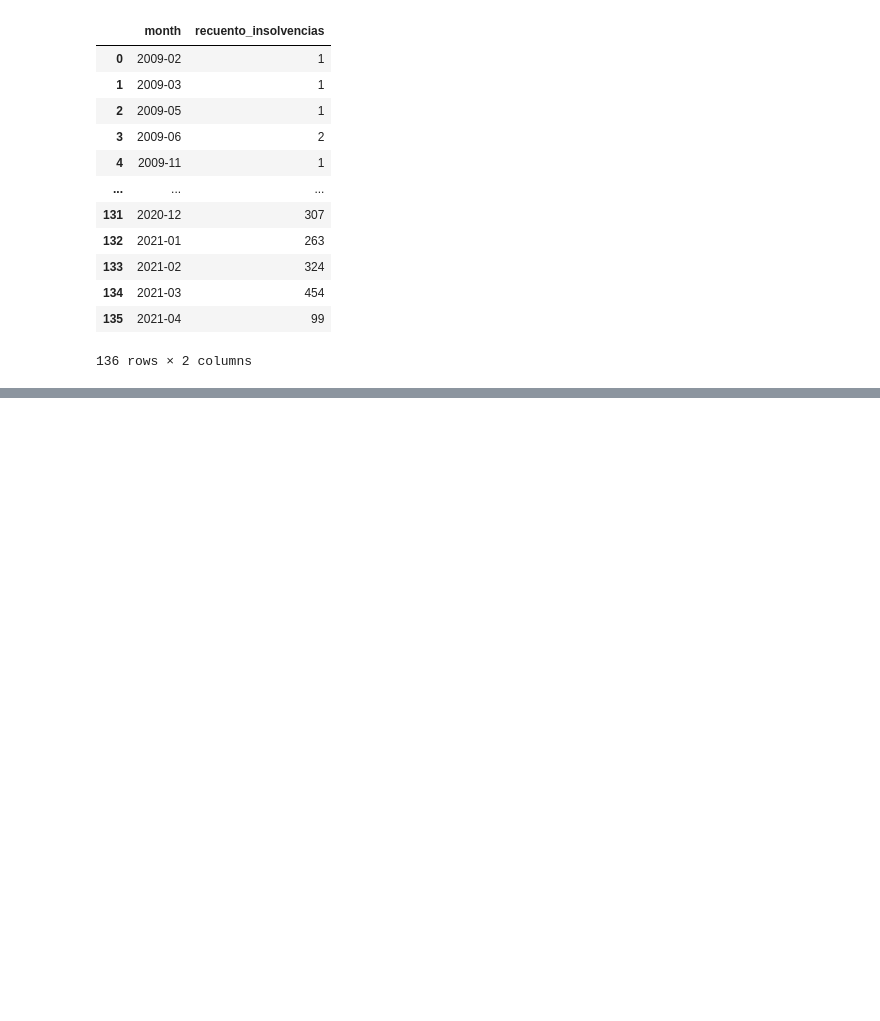
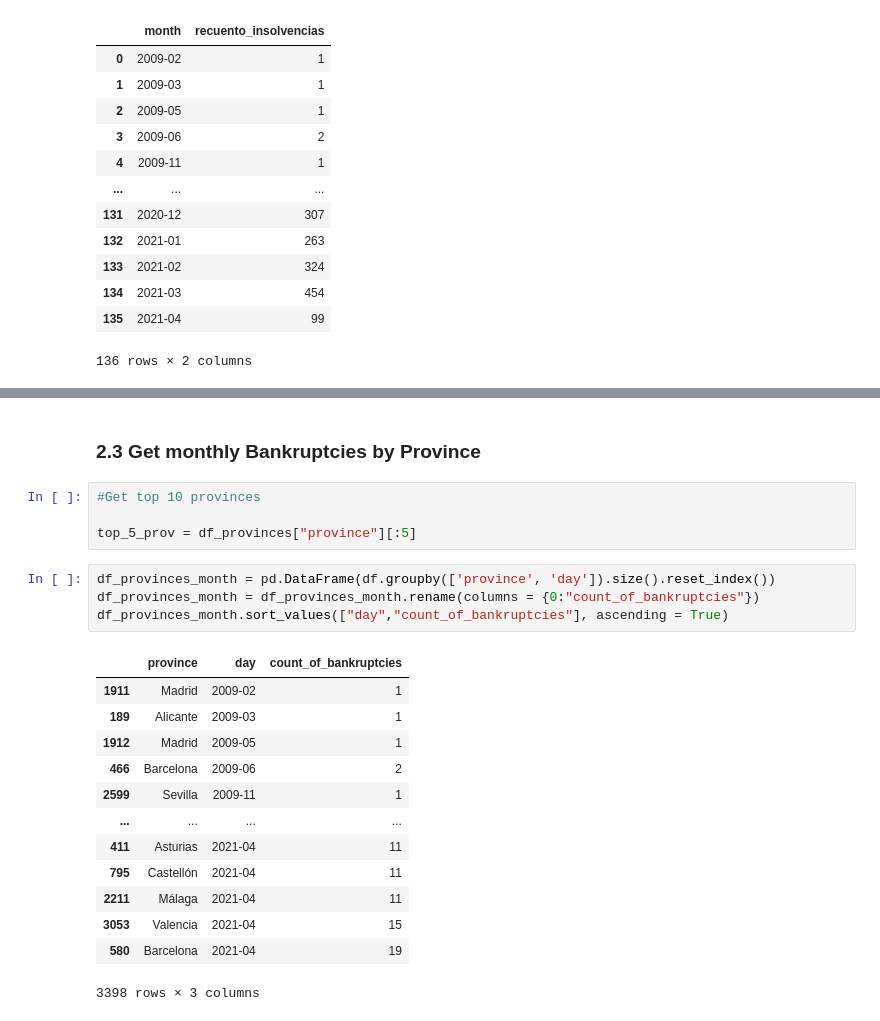
Before and after one commit to xavierlopeze/Librebor-insolvencias, a Jupyter notebook: Full Code.ipynb, the cells around one changed output, grey strips where cells are left out. Saved outputs shown, nothing was run; the diff lists cells and outputs as text; blank space fills up the shorter version.

```diff
--- a/Full Code.ipynb
+++ b/Full Code.ipynb
@@ -174,0 +302,24 @@ export_file = "img/insolvencias_2021.04.20"
+# %% [markdown]
+### 2.3 Get monthly Bankruptcies by Province
+# %%
+#Get top 10 provinces
+
+top_5_prov = df_provinces["province"][:5]
+# %%
+df_provinces_month = pd.DataFrame(df.groupby(['province', 'day']).size().reset_index())
+df_provinces_month = df_provinces_month.rename(columns = {0:"count_of_bankruptcies"})
+df_provinces_month.sort_values(["day","count_of_bankruptcies"], ascending = True)
+# %% [output]
+|  | province | day | count_of_bankruptcies |
+| 1911 | Madrid | 2009-02 | 1 |
+| 189 | Alicante | 2009-03 | 1 |
+| 1912 | Madrid | 2009-05 | 1 |
+| 466 | Barcelona | 2009-06 | 2 |
+| 2599 | Sevilla | 2009-11 | 1 |
+| ... | ... | ... | ... |
+| 411 | Asturias | 2021-04 | 11 |
+| 795 | Castellón | 2021-04 | 11 |
+| 2211 | Málaga | 2021-04 | 11 |
+| 3053 | Valencia | 2021-04 | 15 |
+| 580 | Barcelona | 2021-04 | 19 |
+3398 rows × 3 columns
```
Also changed, not shown: parts of 14 cells of this notebook, 4 other files.
